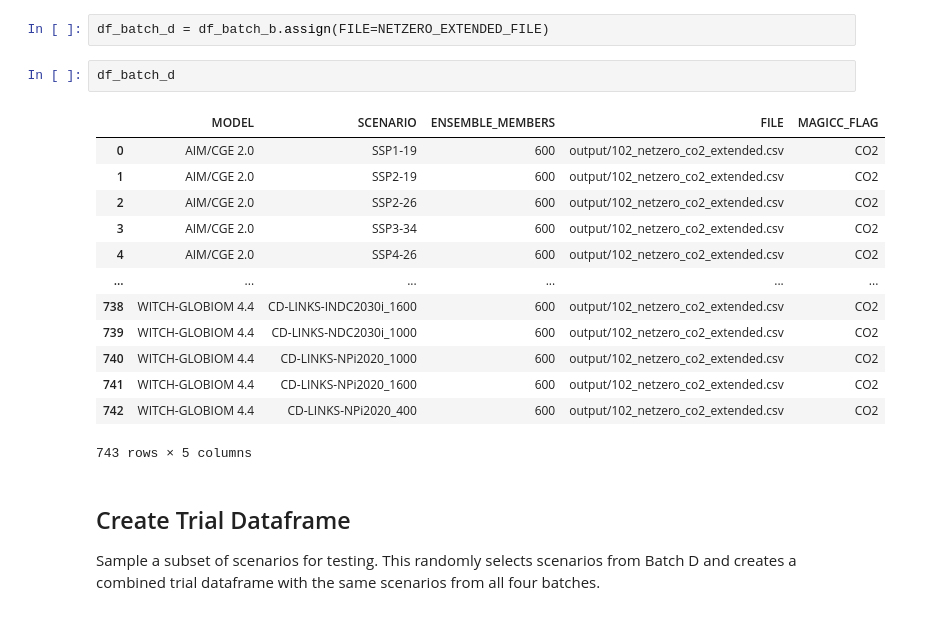
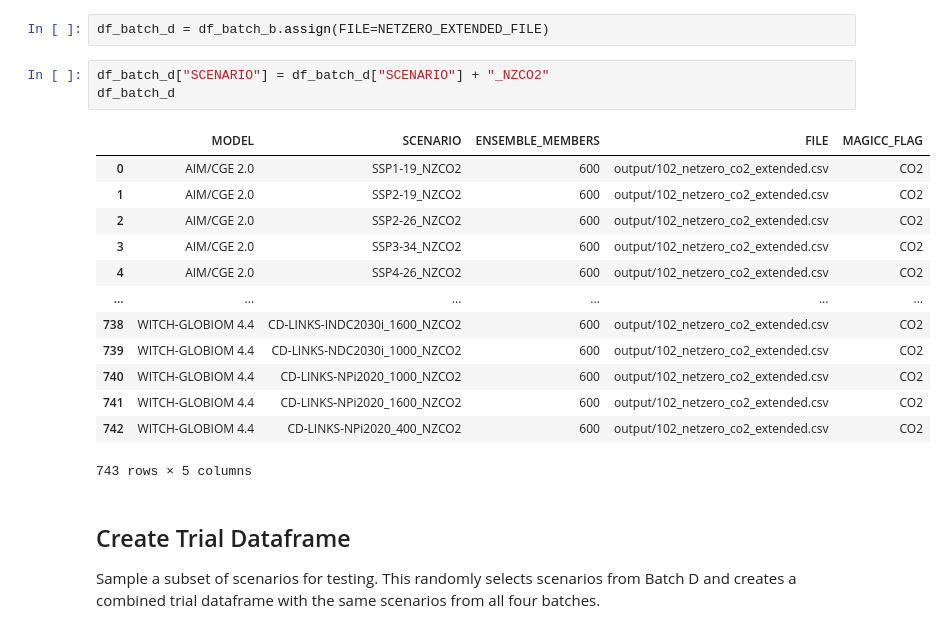
Before and after one commit to gaurav-ganti/netzero_assessment, a Jupyter notebook: analysis/300_prepare_scenarios.ipynb, the cells around one changed output. Cells and saved outputs as stored; diff of their text form.

```diff
--- a/analysis/300_prepare_scenarios.ipynb
+++ b/analysis/300_prepare_scenarios.ipynb
@@ -96,20 +96,21 @@ df_batch_c = df_batch_a.assign(MAGICC_FLAG="GHG")
 # %%
 df_batch_d = df_batch_b.assign(FILE=NETZERO_EXTENDED_FILE)
 # %%
+df_batch_d["SCENARIO"] = df_batch_d["SCENARIO"] + "_NZCO2"
 df_batch_d
 # %% [output]
 |  | MODEL | SCENARIO | ENSEMBLE_MEMBERS | FILE | MAGICC_FLAG |
-| 0 | AIM/CGE 2.0 | SSP1-19 | 600 | output/102_netzero_co2_extended.csv | CO2 |
-| 1 | AIM/CGE 2.0 | SSP2-19 | 600 | output/102_netzero_co2_extended.csv | CO2 |
-| 2 | AIM/CGE 2.0 | SSP2-26 | 600 | output/102_netzero_co2_extended.csv | CO2 |
-| 3 | AIM/CGE 2.0 | SSP3-34 | 600 | output/102_netzero_co2_extended.csv | CO2 |
-| 4 | AIM/CGE 2.0 | SSP4-26 | 600 | output/102_netzero_co2_extended.csv | CO2 |
+| 0 | AIM/CGE 2.0 | SSP1-19_NZCO2 | 600 | output/102_netzero_co2_extended.csv | CO2 |
+| 1 | AIM/CGE 2.0 | SSP2-19_NZCO2 | 600 | output/102_netzero_co2_extended.csv | CO2 |
+| 2 | AIM/CGE 2.0 | SSP2-26_NZCO2 | 600 | output/102_netzero_co2_extended.csv | CO2 |
+| 3 | AIM/CGE 2.0 | SSP3-34_NZCO2 | 600 | output/102_netzero_co2_extended.csv | CO2 |
+| 4 | AIM/CGE 2.0 | SSP4-26_NZCO2 | 600 | output/102_netzero_co2_extended.csv | CO2 |
 | ... | ... | ... | ... | ... | ... |
-| 738 | WITCH-GLOBIOM 4.4 | CD-LINKS-INDC2030i_1600 | 600 | output/102_netzero_co2_extended.csv | CO2 |
-| 739 | WITCH-GLOBIOM 4.4 | CD-LINKS-NDC2030i_1000 | 600 | output/102_netzero_co2_extended.csv | CO2 |
-| 740 | WITCH-GLOBIOM 4.4 | CD-LINKS-NPi2020_1000 | 600 | output/102_netzero_co2_extended.csv | CO2 |
-| 741 | WITCH-GLOBIOM 4.4 | CD-LINKS-NPi2020_1600 | 600 | output/102_netzero_co2_extended.csv | CO2 |
-| 742 | WITCH-GLOBIOM 4.4 | CD-LINKS-NPi2020_400 | 600 | output/102_netzero_co2_extended.csv | CO2 |
+| 738 | WITCH-GLOBIOM 4.4 | CD-LINKS-INDC2030i_1600_NZCO2 | 600 | output/102_netzero_co2_extended.csv | CO2 |
+| 739 | WITCH-GLOBIOM 4.4 | CD-LINKS-NDC2030i_1000_NZCO2 | 600 | output/102_netzero_co2_extended.csv | CO2 |
+| 740 | WITCH-GLOBIOM 4.4 | CD-LINKS-NPi2020_1000_NZCO2 | 600 | output/102_netzero_co2_extended.csv | CO2 |
+| 741 | WITCH-GLOBIOM 4.4 | CD-LINKS-NPi2020_1600_NZCO2 | 600 | output/102_netzero_co2_extended.csv | CO2 |
+| 742 | WITCH-GLOBIOM 4.4 | CD-LINKS-NPi2020_400_NZCO2 | 600 | output/102_netzero_co2_extended.csv | CO2 |
 743 rows × 5 columns
 # %% [markdown]
 ## Create Trial Dataframe
```
Also changed, not shown: parts of 1 cell of this notebook, 2 other files.
